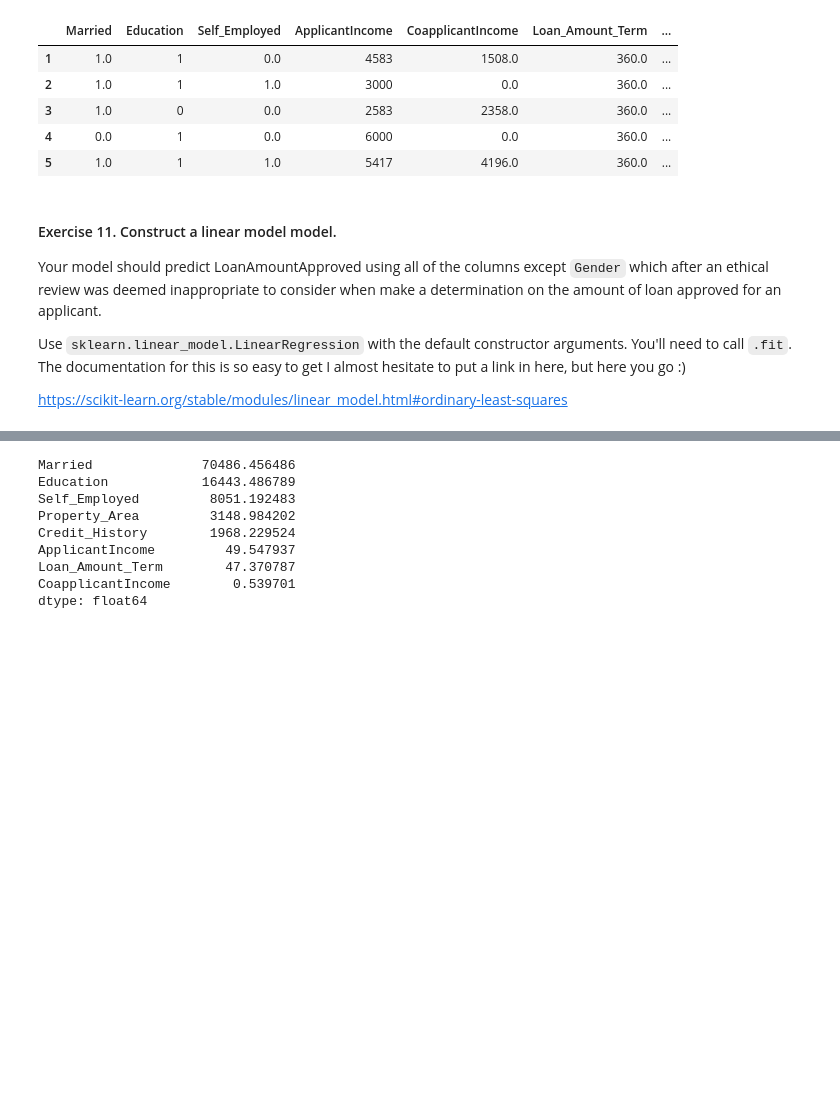
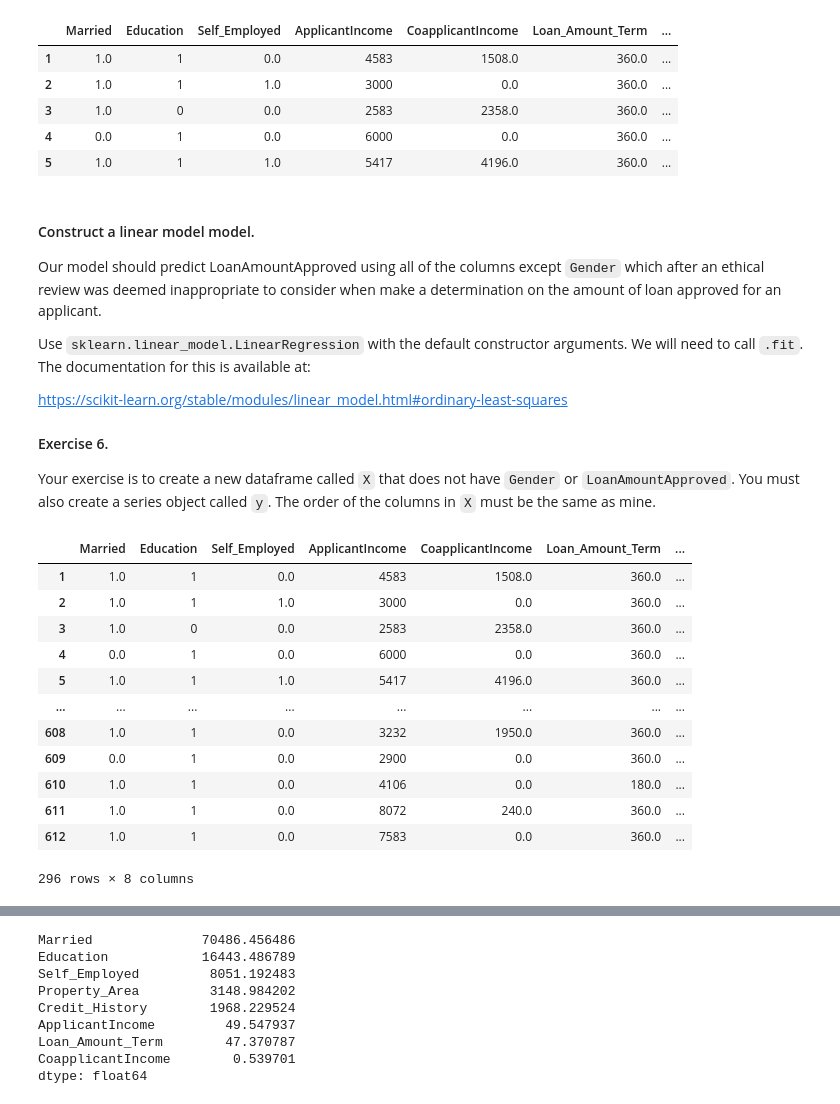
Before and after one commit to anderson-github-classroom-2021-summer/data-301-student, a Jupyter notebook: labs/Lab1.ipynb, the cells around one changed output, grey strips where cells are left out. Saved outputs shown, nothing was run; the diff lists cells and outputs as text; code cells hidden in the pictures; blank space fills up the shorter version.

```diff
--- a/labs/Lab1.ipynb
+++ b/labs/Lab1.ipynb
@@ -206,10 +209,32 @@ credit.head()
 | 4 | 0.0 | 1 | 0.0 | 6000 | 0.0 | 360.0 | ... |
 | 5 | 1.0 | 1 | 1.0 | 5417 | 4196.0 | 360.0 | ... |
 # %% [markdown]
-#### Exercise 11. Construct a linear model model.
+#### Construct a linear model model.
 
-Your model should predict LoanAmountApproved using all of the columns except ``Gender`` which after an ethical review was deemed inappropriate to consider when make a determination on the amount of loan approved for an applicant.
+Our model should predict LoanAmountApproved using all of the columns except ``Gender`` which after an ethical review was deemed inappropriate to consider when make a determination on the amount of loan approved for an applicant.
 
-Use ``sklearn.linear_model.LinearRegression`` with the default constructor arguments. You'll need to call ``.fit``. The documentation for this is so easy to get I almost hesitate to put a link in here, but here you go :)
+Use ``sklearn.linear_model.LinearRegression`` with the default constructor arguments. We will need to call ``.fit``. The documentation for this is available at:
 
 https://scikit-learn.org/stable/modules/linear_model.html#ordinary-least-squares
+
+#### Exercise 6.
+
+Your exercise is to create a new dataframe called ``X`` that does not have ``Gender`` or ``LoanAmountApproved``. You must also create a series object called ``y``. The order of the columns in ``X`` must be the same as mine.
+# %%
+X,y = Lab1_helper.exercise_6(credit)
+
+X
+# %% [output]
+|  | Married | Education | Self_Employed | ApplicantIncome | CoapplicantIncome | Loan_Amount_Term | ... |
+| 1 | 1.0 | 1 | 0.0 | 4583 | 1508.0 | 360.0 | ... |
+| 2 | 1.0 | 1 | 1.0 | 3000 | 0.0 | 360.0 | ... |
+| 3 | 1.0 | 0 | 0.0 | 2583 | 2358.0 | 360.0 | ... |
+| 4 | 0.0 | 1 | 0.0 | 6000 | 0.0 | 360.0 | ... |
+| 5 | 1.0 | 1 | 1.0 | 5417 | 4196.0 | 360.0 | ... |
+| ... | ... | ... | ... | ... | ... | ... | ... |
+| 608 | 1.0 | 1 | 0.0 | 3232 | 1950.0 | 360.0 | ... |
+| 609 | 0.0 | 1 | 0.0 | 2900 | 0.0 | 360.0 | ... |
+| 610 | 1.0 | 1 | 0.0 | 4106 | 0.0 | 180.0 | ... |
+| 611 | 1.0 | 1 | 0.0 | 8072 | 240.0 | 360.0 | ... |
+| 612 | 1.0 | 1 | 0.0 | 7583 | 0.0 | 360.0 | ... |
+296 rows × 8 columns
```
Also changed, not shown: parts of 10 cells of this notebook, 4 other files.
